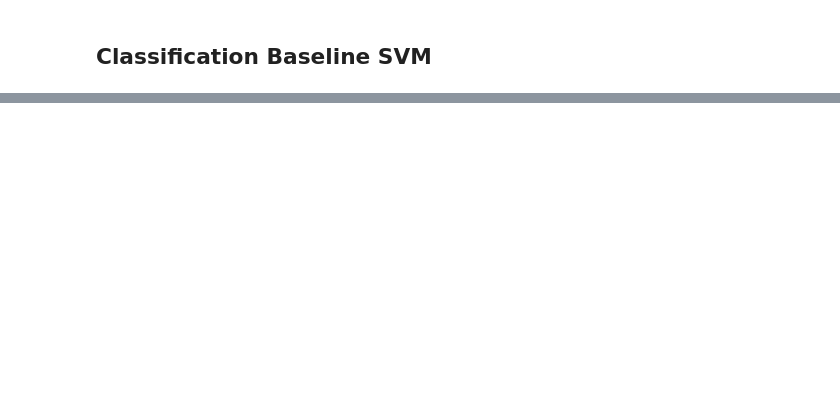
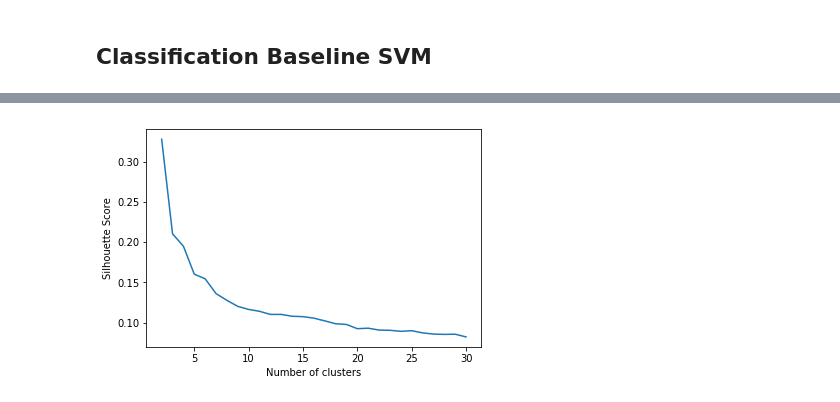
Before and after one commit to itaher1995/CS6220_Final_Project, a Jupyter notebook: FMA-TAHER.ipynb, the cells around one changed output, grey strips where cells are left out. Saved outputs shown, nothing was run; the diff lists cells and outputs as text; code cells hidden in the pictures; blank space fills up the shorter version.

```diff
--- a/FMA-TAHER.ipynb
+++ b/FMA-TAHER.ipynb
@@ -184,0 +401,16 @@ Performance with SMOTE: 0.5555555555555556
+# %%
+def sc_evaluate_clusters(X,max_clusters):
+    s = np.zeros(max_clusters+1)
+    s[0] = 0;
+    s[1] = 0;
+    for k in range(2,max_clusters+1):
+        kmeans = sklearn.cluster.KMeans(init='k-means++', n_clusters=k, n_init=10)
+        kmeans.fit_predict(X)
+        s[k] = silhouette_score(X,kmeans.labels_,metric='euclidean')
+    plt.plot(range(2,len(s)),s[2:])
+    plt.xlabel('Number of clusters')
+    plt.ylabel('Silhouette Score')
+
+sc_evaluate_clusters(data,30)
+# %% [output]
+[figure, added]
```
Also changed, not shown: parts of 27 cells of this notebook.
